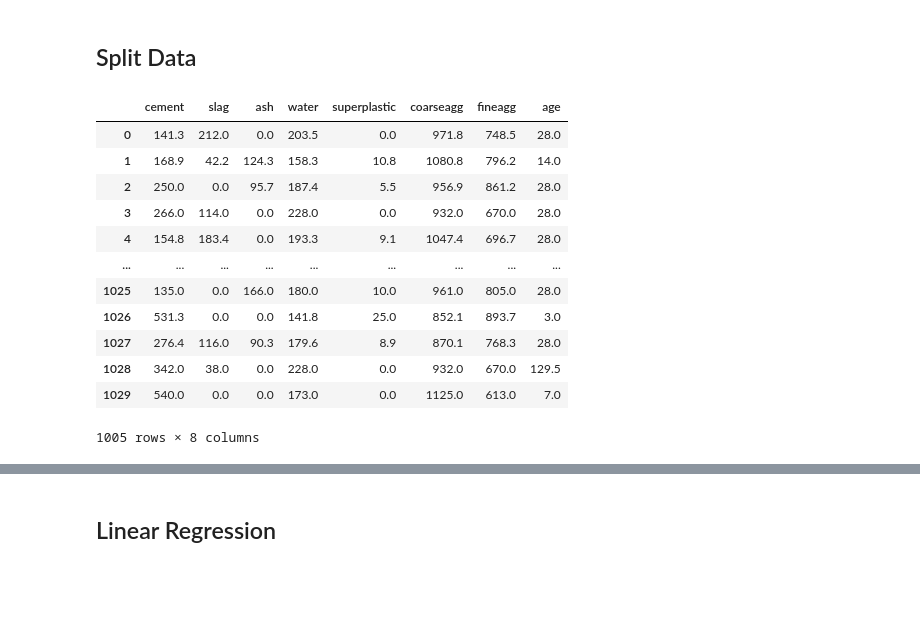
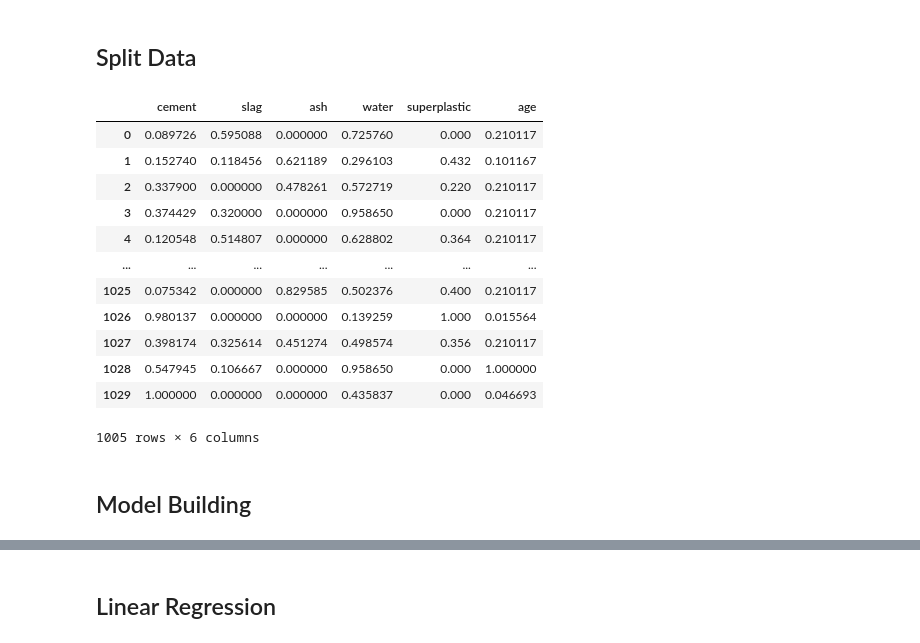
Before and after one commit to mohansameer1983/concrete-strength-prediction-aiml, a Jupyter notebook: Concrete Strength Prediction - Solution.ipynb, the cells around one changed output, grey strips where cells are left out. Saved outputs shown, nothing was run; the diff lists cells and outputs as text; code cells hidden in the pictures; blank space fills up the shorter version.

```diff
--- a/Concrete Strength Prediction - Solution.ipynb
+++ b/Concrete Strength Prediction - Solution.ipynb
@@ -348,0 +364,18 @@ sns.heatmap(cdf_i.corr(), annot=True)  # plot the correlation coefficients as a
+# %%
+# Scaling helps in normalizing the feature values, which can make otherwise make the model unstable.
+#The default scale for the MinMaxScaler is to rescale variables into the range [0,1]
+from sklearn.preprocessing import MinMaxScaler
+from pandas import DataFrame
+
+scaler = MinMaxScaler()
+
+#Keeping separate DF for further processing
+cdf_s=cdf_i.copy()
+
+cols_to_scale = ['cement', 'slag', 'ash', 'water', 'superplastic', 'coarseagg',
+       'fineagg', 'age', 'strength']
+
+# transform data
+cdf_s[cols_to_scale] = scaler.fit_transform(cdf_s[cols_to_scale].to_numpy())
+
+cdf_s.info()
@@ -350,20 +413,21 @@ sns.heatmap(cdf_i.corr(), annot=True)  # plot the correlation coefficients as a
 ## Split Data
 # %%
 # Get data model ready, where 'strength' column is target variable.
-y = cdf_i['strength']
-X = cdf_i.drop(['strength'], axis=1)
+# Dropping feature columns which are not strong predictors
+y = cdf_s['strength']
+X = cdf_s.drop(['strength','coarseagg','fineagg'], axis=1)
 X
 # %% [output]
-|  | cement | slag | ash | water | superplastic | coarseagg | fineagg | age |
-| 0 | 141.3 | 212.0 | 0.0 | 203.5 | 0.0 | 971.8 | 748.5 | 28.0 |
-| 1 | 168.9 | 42.2 | 124.3 | 158.3 | 10.8 | 1080.8 | 796.2 | 14.0 |
-| 2 | 250.0 | 0.0 | 95.7 | 187.4 | 5.5 | 956.9 | 861.2 | 28.0 |
-| 3 | 266.0 | 114.0 | 0.0 | 228.0 | 0.0 | 932.0 | 670.0 | 28.0 |
-| 4 | 154.8 | 183.4 | 0.0 | 193.3 | 9.1 | 1047.4 | 696.7 | 28.0 |
-| ... | ... | ... | ... | ... | ... | ... | ... | ... |
-| 1025 | 135.0 | 0.0 | 166.0 | 180.0 | 10.0 | 961.0 | 805.0 | 28.0 |
-| 1026 | 531.3 | 0.0 | 0.0 | 141.8 | 25.0 | 852.1 | 893.7 | 3.0 |
-| 1027 | 276.4 | 116.0 | 90.3 | 179.6 | 8.9 | 870.1 | 768.3 | 28.0 |
-| 1028 | 342.0 | 38.0 | 0.0 | 228.0 | 0.0 | 932.0 | 670.0 | 129.5 |
-| 1029 | 540.0 | 0.0 | 0.0 | 173.0 | 0.0 | 1125.0 | 613.0 | 7.0 |
+|  | cement | slag | ash | water | superplastic | age |
+| 0 | 0.089726 | 0.595088 | 0.000000 | 0.725760 | 0.000 | 0.210117 |
+| 1 | 0.152740 | 0.118456 | 0.621189 | 0.296103 | 0.432 | 0.101167 |
+| 2 | 0.337900 | 0.000000 | 0.478261 | 0.572719 | 0.220 | 0.210117 |
+| 3 | 0.374429 | 0.320000 | 0.000000 | 0.958650 | 0.000 | 0.210117 |
+| 4 | 0.120548 | 0.514807 | 0.000000 | 0.628802 | 0.364 | 0.210117 |
+| ... | ... | ... | ... | ... | ... | ... |
+| 1025 | 0.075342 | 0.000000 | 0.829585 | 0.502376 | 0.400 | 0.210117 |
+| 1026 | 0.980137 | 0.000000 | 0.000000 | 0.139259 | 1.000 | 0.015564 |
+| 1027 | 0.398174 | 0.325614 | 0.451274 | 0.498574 | 0.356 | 0.210117 |
+| 1028 | 0.547945 | 0.106667 | 0.000000 | 0.958650 | 0.000 | 1.000000 |
+| 1029 | 1.000000 | 0.000000 | 0.000000 | 0.435837 | 0.000 | 0.046693 |
-1005 rows × 8 columns
+1005 rows × 6 columns
@@ -377,0 +436,2 @@ X_train, X_test, y_train, y_test = train_test_split(X_scaled, y, test_size=.30,
+# %% [markdown]
+## Model Building
```
Also changed, not shown: parts of 64 cells of this notebook, 1 other file.
